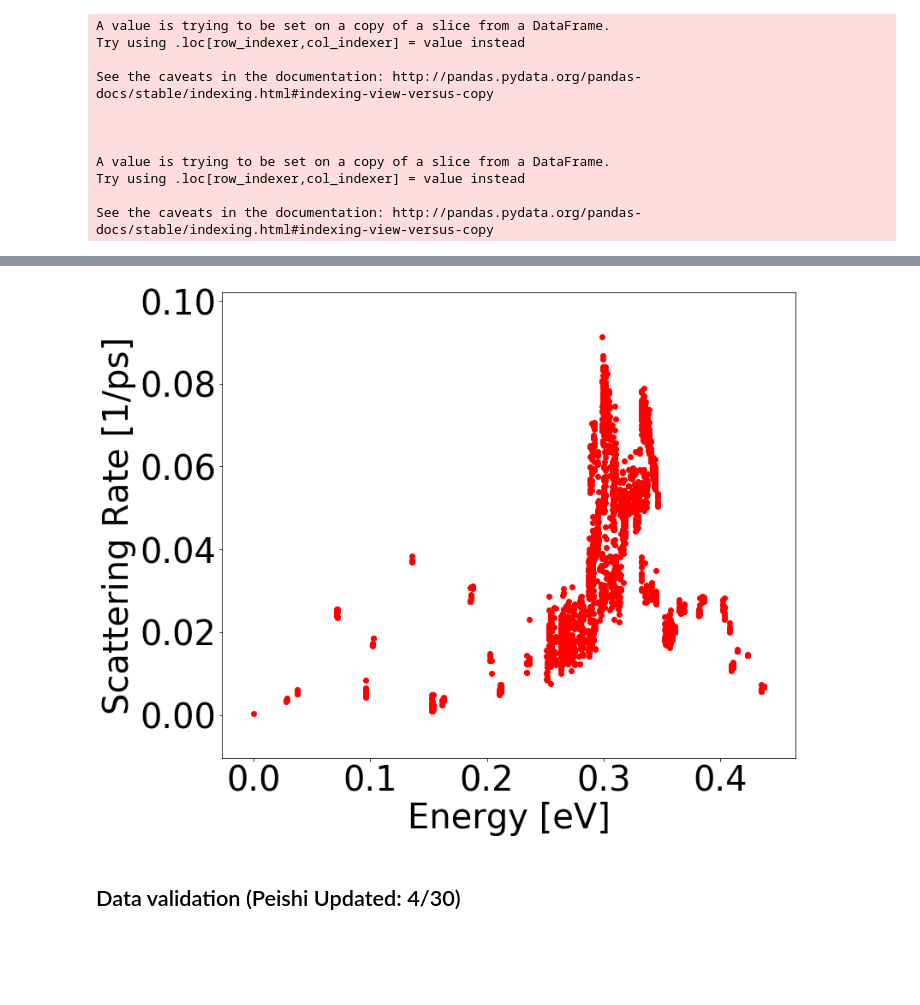
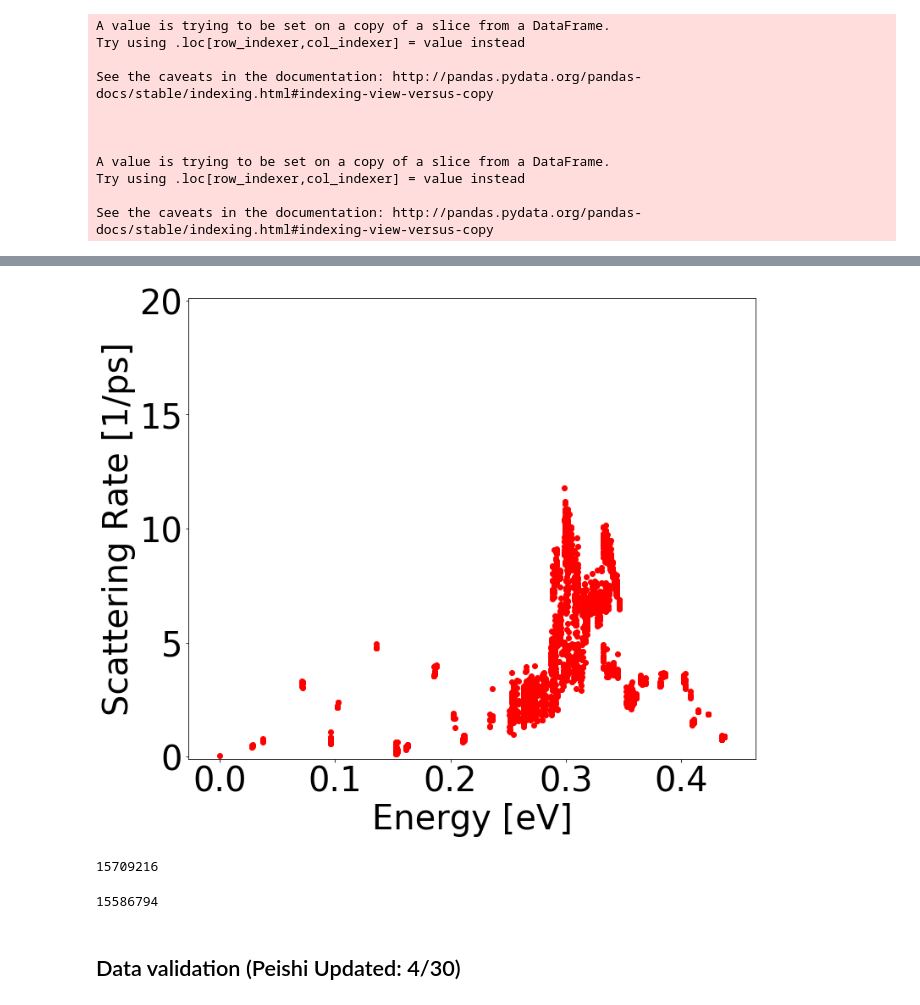
Before and after one commit to alexanderychoi/linear_boltzmann, a Jupyter notebook: data_processing_4_19.ipynb, the cells around one changed output, grey strips where cells are left out. Saved outputs shown, nothing was run; the diff lists cells and outputs as text; code cells hidden in the pictures; blank space fills up the shorter version.

Commit message:
Updated Gaussian weights

```diff
--- a/data_processing_4_19.ipynb
+++ b/data_processing_4_19.ipynb
@@ -578,10 +588,10 @@ def scattering_rate(g_df):
     g_df_abs['weight'] = np.multiply(np.multiply((g_df_abs['BE'].values + g_df_abs['k+q_FD'].values),g_df_abs['g_element'].values),g_df_ems['gaussian'])/13.6056980659
 
 
-    abs_sr = g_df_abs.groupby(['k_inds'])['weight'].agg('sum')*2*np.pi*2.418*10**(17)*10**(-12)/len(g_df)
+    abs_sr = g_df_abs.groupby(['k_inds'])['weight'].agg('sum')*2*np.pi*2.418*10**(17)*10**(-12)/len(np.unique(g_df['q_id'].values))
     abs_scattering = abs_sr.to_frame().reset_index()
 
-    ems_sr = g_df_ems.groupby(['k_inds'])['weight'].agg('sum')*2*np.pi*2.418*10**(17)*10**(-12)/len(g_df)
+    ems_sr = g_df_ems.groupby(['k_inds'])['weight'].agg('sum')*2*np.pi*2.418*10**(17)*10**(-12)/len(np.unique(g_df['q_id'].values))
     ems_scattering = ems_sr.to_frame().reset_index()
 
     return ems_scattering,abs_scattering
@@ -595,22 +605,31 @@ ems_scattering_array[ems_scattering['k_inds'].values-1] = ems_scattering['weight
 # %%
 import matplotlib.cm as cm
 plt.rcParams.update({'font.size': 40})
 plt.rcParams.update({'lines.linewidth': 3.5})
 
 fig = plt.figure(figsize=(12,10))
 ax = plt.gca()
 
 
 plt.scatter((enk_df['energy [Ryd]'].values-enk_df['energy [Ryd]'].min())*13.6056980659,(abs_scattering_array+ems_scattering_array),c = 'Red')
 #plt.ticklabel_format(style='sci', axis='y', scilimits=(0,0))
 #plt.ticklabel_format(style='sci', axis='x', scilimits=(0,0))
 plt.ylabel('Scattering Rate [1/ps]')
 plt.xlabel('Energy [eV]')
 #plt.legend()
+plt.ylim((-0.1,20.1))
 plt.show()
 fig.savefig('test.png', bbox_inches='tight')
 # %% [output]
-[figure, old version]
+[figure, new version]
+# %%
+len(full_g_df)
+# %% [output]
+15709216
+# %%
+np.sum(full_g_df['k_en [eV]'] > (full_g_df['k_en [eV]'].min()+ 0.25))
+# %% [output]
+15586794
 # %% [markdown]
 ## Data validation (Peishi Updated: 4/30)
 # %%
```
Also changed, not shown: parts of 1 cell of this notebook.
